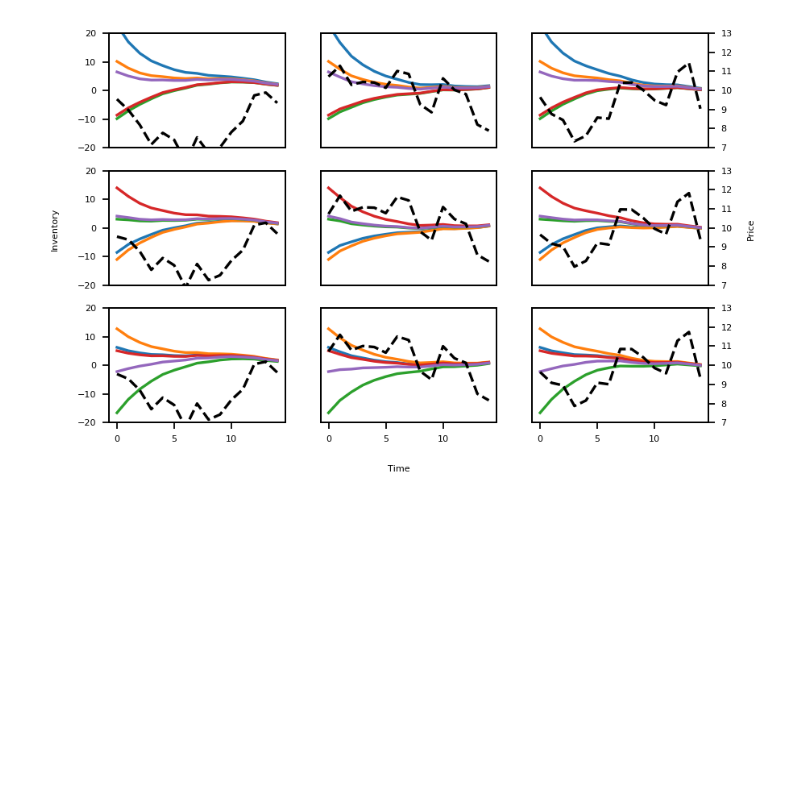
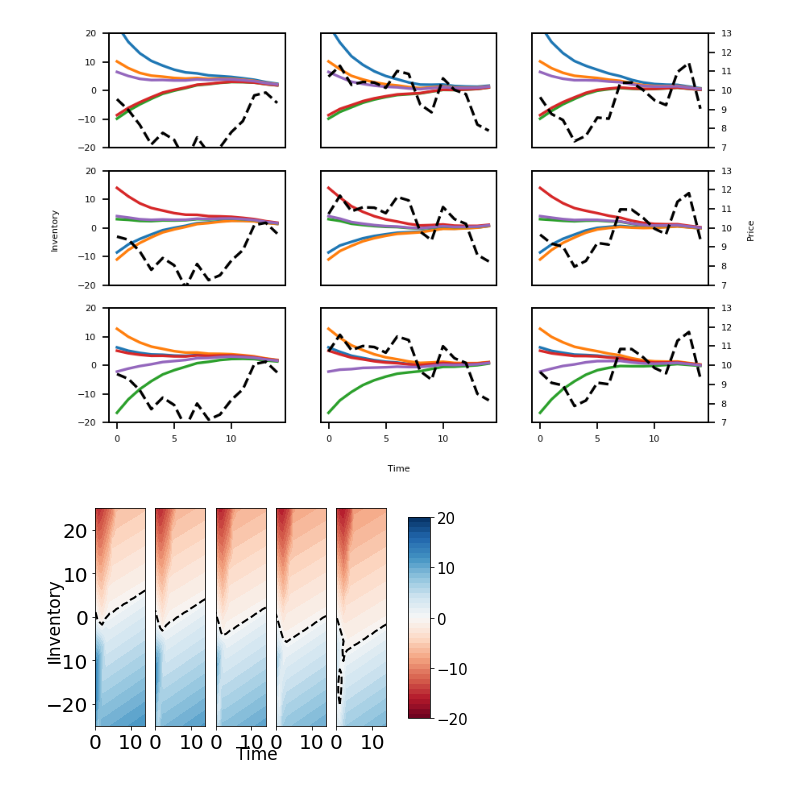
Before and after one commit to p-casgrain/Nash-DQN, a Jupyter notebook: Nash DQN - Final/Visualization.ipynb, the cells around one changed output. Saved outputs shown, nothing was run; the diff lists cells and outputs as text; code cells hidden in the pictures; blank space fills up the shorter version.

Commit message:
Enlarged network, added plotting

```diff
--- a/Nash DQN - Final/Visualization.ipynb
+++ b/Nash DQN - Final/Visualization.ipynb
@@ -78,3 +78,14 @@ np.random.seed(seed)
 fixed_sample_paths(nash_agent,9,num_players,15, sim_dict,seed)
 # %% [output]
 [figure]
+# %%
+heatmap_old(net=nash_agent,t_step=15,q_step=50,p_step=5,t_range=[0,14],
+            q_range=[-25,25],p_range=[6,14],n_agents = num_players, other_agent_inv = 0,i_val=-5)
+
+heatmap_old(net=nash_agent,t_step=15,q_step=50,p_step=5,t_range=[0,14],
+            q_range=[-25,25],p_range=[6,14],n_agents = num_players, other_agent_inv = 0,i_val=0)
+
+heatmap_old(net=nash_agent,t_step=15,q_step=50,p_step=5,t_range=[0,14],
+            q_range=[-25,25],p_range=[6,14],n_agents = num_players, other_agent_inv = 0,i_val=5)
+# %% [output]
+[figure, added]
```
Also changed, not shown: 3 other files.
